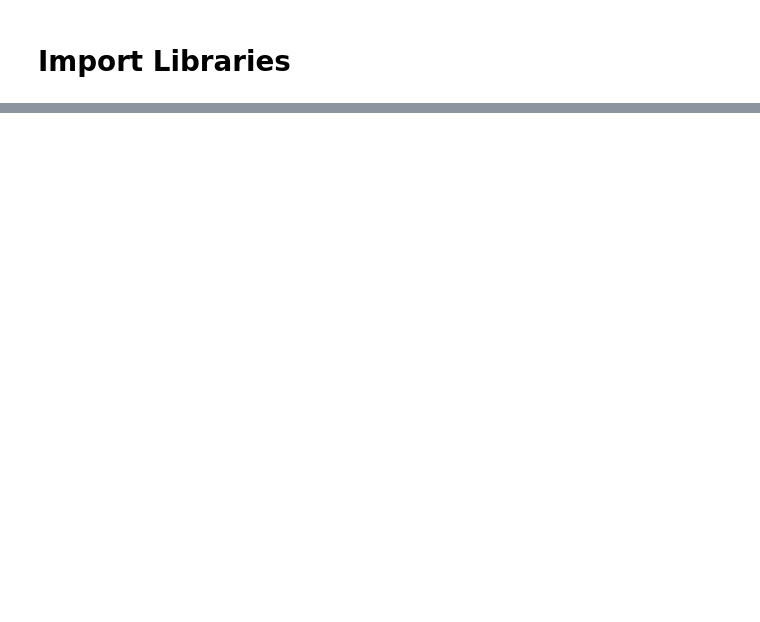
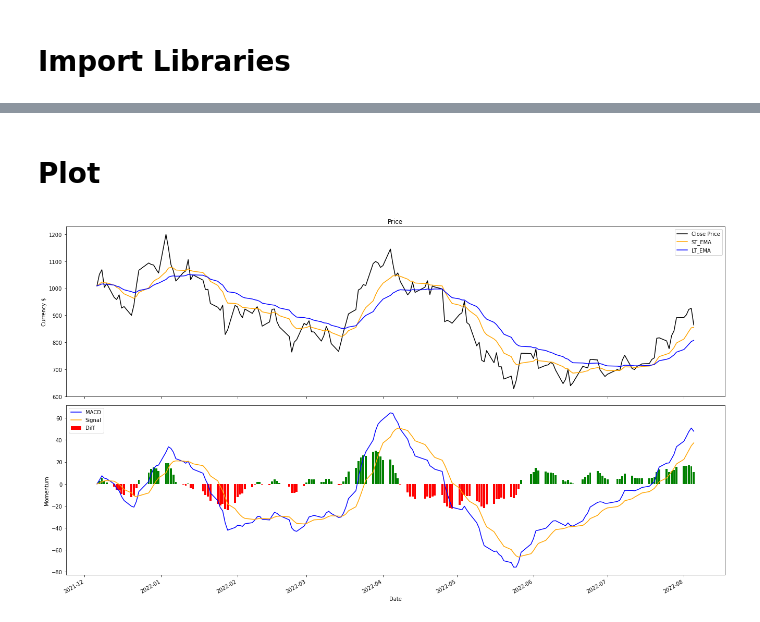
Before and after one commit to ShenChikai/Trading-Projects, a Jupyter notebook: MACD/MACD.ipynb, the cells around one changed output, grey strips where cells are left out. Saved outputs shown, nothing was run; the diff lists cells and outputs as text; code cells hidden in the pictures; blank space fills up the shorter version.

```diff
--- a/MACD/MACD.ipynb
+++ b/MACD/MACD.ipynb
@@ -46,0 +148,35 @@ stock_historical.to_csv("./stock_historicals.csv")
+# %% [markdown]
+# Plot
+# %%
+MACD_df.set_index('Date', inplace=True)
+# 2row-1col graph with
+#    Price, ST/LT EMA at top
+#    and MACD, Signal, Hist at bottom
+fig, (ax1, ax2) = plt.subplots(nrows=2, ncols=1, sharex=True)
+fig.set_size_inches(18.5, 10.5)
+
+ax1.plot(MACD_df.index, MACD_df.Close, color='black', label='Close Price')
+ax1.plot(MACD_df.index, MACD_df.ST_EMA, color='orange', label='ST_EMA')
+ax1.plot(MACD_df.index, MACD_df.LT_EMA, color='blue', label='LT_EMA')
+
+ax2.plot(MACD_df.index, MACD_df.MACD, color='blue', label='MACD')
+ax2.plot(MACD_df.index, MACD_df.Signal, color='orange', label='Signal')
+MACD_df['positive'] = MACD_df['Diff'] > 0 # dummy column to separate colors
+ax2.bar(MACD_df.index, MACD_df.Diff,
+        color=MACD_df.positive.map({True: 'green', False: 'red'}), )
+
+ax1.legend()
+ax1.set_title('Price')
+ax1.set_ylabel('Currency $')
+
+ax2.legend()
+ax2.set_xlabel('Date')
+ax2.set_ylabel('Momentum')
+
+fig.autofmt_xdate()
+
+plt.tight_layout()
+plt.show()
+fig.savefig('MACD.png')
+# %% [output]
+[figure, added]
```
Also changed, not shown: parts of 9 cells of this notebook, 4 other files.
